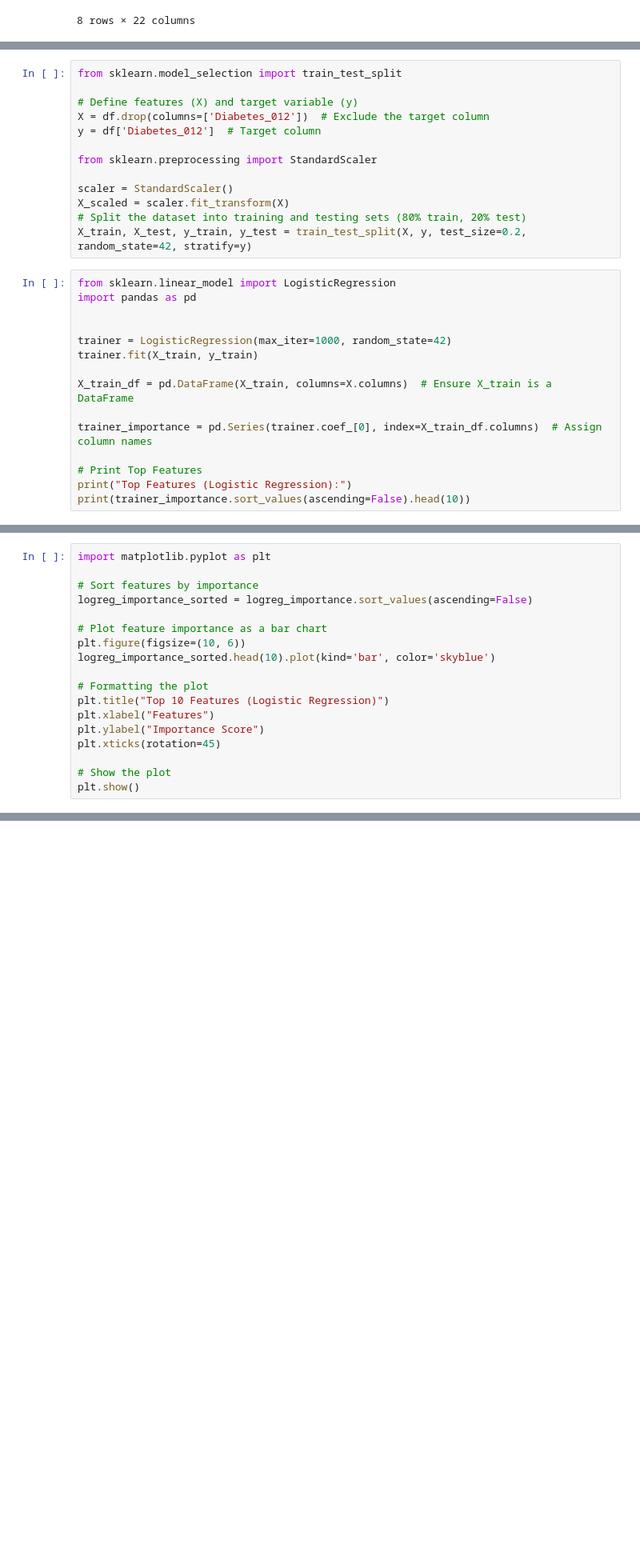
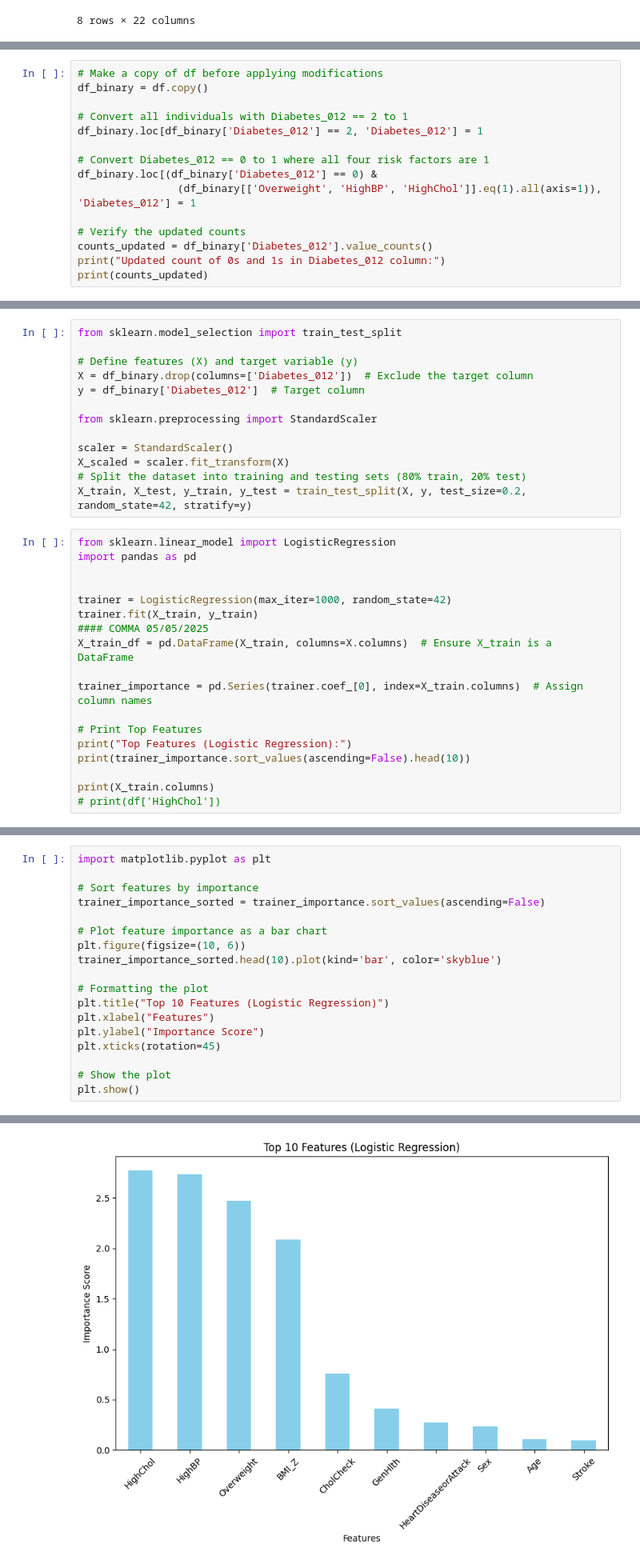
Before and after one commit to luiszanro/DIABETES, a Jupyter notebook: notebooks/diabetes_notebook_for_main.ipynb, the cells around one changed output, grey strips where cells are left out. Shown: that part at 80% size. Cells and saved outputs as stored; diff of their text form; blank space fills up the shorter version.

```diff
--- a/notebooks/diabetes_notebook_for_main.ipynb
+++ b/notebooks/diabetes_notebook_for_main.ipynb
@@ -204,0 +205,15 @@ Outliers based on Z-scores in the BMI column:
+# %%
+# Make a copy of df before applying modifications
+df_binary = df.copy()
+
+# Convert all individuals with Diabetes_012 == 2 to 1
+df_binary.loc[df_binary['Diabetes_012'] == 2, 'Diabetes_012'] = 1
+
+# Convert Diabetes_012 == 0 to 1 where all four risk factors are 1
+df_binary.loc[(df_binary['Diabetes_012'] == 0) &
+                (df_binary[['Overweight', 'HighBP', 'HighChol']].eq(1).all(axis=1)), 'Diabetes_012'] = 1
+
+# Verify the updated counts
+counts_updated = df_binary['Diabetes_012'].value_counts()
+print("Updated count of 0s and 1s in Diabetes_012 column:")
+print(counts_updated)
@@ -206,8 +227,8 @@ Outliers based on Z-scores in the BMI column:
 from sklearn.model_selection import train_test_split
 
 # Define features (X) and target variable (y)
-X = df.drop(columns=['Diabetes_012'])  # Exclude the target column
-y = df['Diabetes_012']  # Target column
+X = df_binary.drop(columns=['Diabetes_012'])  # Exclude the target column
+y = df_binary['Diabetes_012']  # Target column
 
 from sklearn.preprocessing import StandardScaler
 
@@ -222,13 +243,16 @@ import pandas as pd
 
 trainer = LogisticRegression(max_iter=1000, random_state=42)
 trainer.fit(X_train, y_train)
-
+#### COMMA 05/05/2025
 X_train_df = pd.DataFrame(X_train, columns=X.columns)  # Ensure X_train is a DataFrame
 
-trainer_importance = pd.Series(trainer.coef_[0], index=X_train_df.columns)  # Assign column names
+trainer_importance = pd.Series(trainer.coef_[0], index=X_train.columns)  # Assign column names
 
 # Print Top Features
 print("Top Features (Logistic Regression):")
 print(trainer_importance.sort_values(ascending=False).head(10))
+
+print(X_train.columns)
+# print(df['HighChol'])
 # %% [output]
 Top Features (Logistic Regression):
@@ -247,11 +277,11 @@ dtype: float64
 import matplotlib.pyplot as plt
 
 # Sort features by importance
-logreg_importance_sorted = logreg_importance.sort_values(ascending=False)
+trainer_importance_sorted = trainer_importance.sort_values(ascending=False)
 
 # Plot feature importance as a bar chart
 plt.figure(figsize=(10, 6))
-logreg_importance_sorted.head(10).plot(kind='bar', color='skyblue')
+trainer_importance_sorted.head(10).plot(kind='bar', color='skyblue')
 
 # Formatting the plot
 plt.title("Top 10 Features (Logistic Regression)")
@@ -265,0 +295 @@ NameError: name 'logreg_importance' is not defined
+[figure, added]
```
Also changed, not shown: parts of 6 cells of this notebook, 6 other files.
